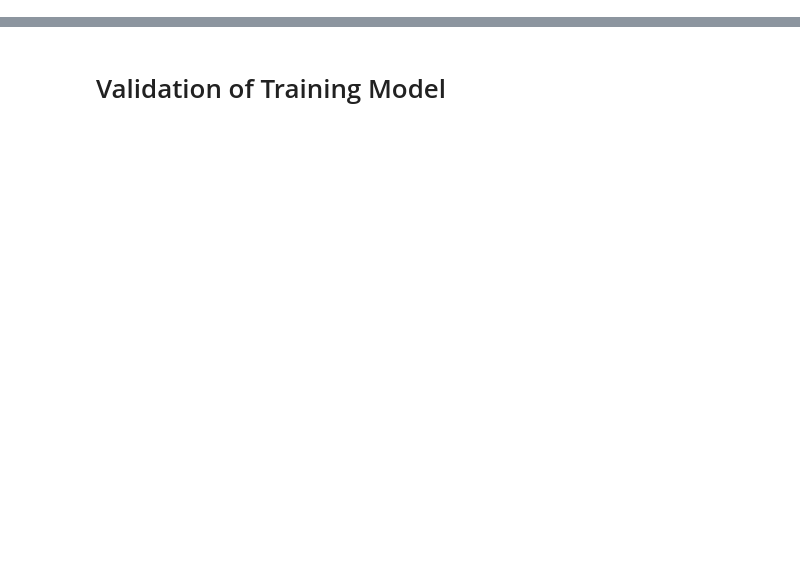
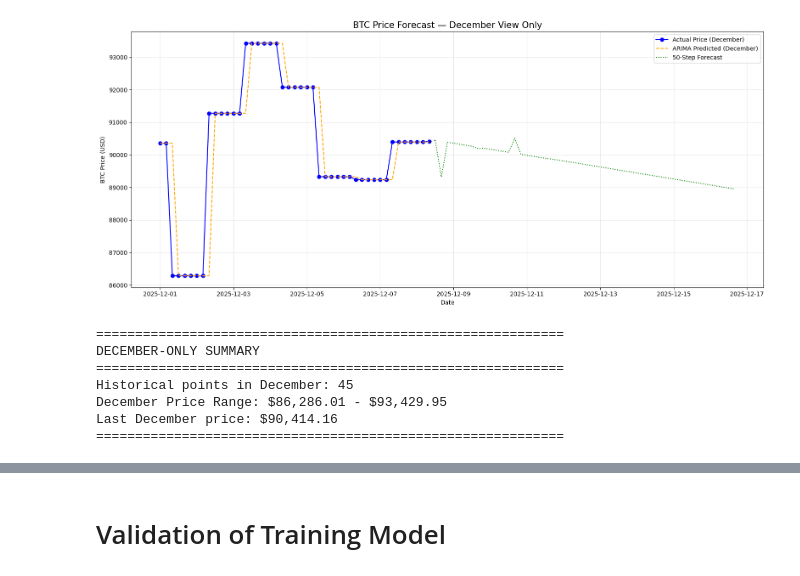
Before and after one commit to akiesque/Cryptone-latest, a Jupyter notebook: Arima_Lstm_Bitcoin.ipynb, the cells around one changed output, grey strips where cells are left out. Drawn from its saved outputs; the diff is of its cells as text; code cells hidden in the pictures; blank space fills up the shorter version.

```diff
--- a/Arima_Lstm_Bitcoin.ipynb
+++ b/Arima_Lstm_Bitcoin.ipynb
@@ -1 +208,73 @@
+# %%
+# ===============================
+# 10. December-Only Plot
+# ===============================
+
+# Adjust month/year based on your dataset
+dec_start = pd.Timestamp('2025-12-01')
+
+# Filter December historical data
+dec_hist = price_series[price_series.index >= dec_start]
+# ARIMA historical predictions aligned with historic_dates (computed above)
+arima_hist_series = pd.Series(arima_pred_hist, index=historic_dates)
+dec_arima = arima_hist_series[arima_hist_series.index >= dec_start]
+
+plt.figure(figsize=(16, 7))
+
+# Plot December actual prices
+if len(dec_hist) > 0:
+    plt.plot(dec_hist.index, dec_hist.values,
+             label='Actual Price (December)',
+             color='blue', marker='o')
+
+# Plot December ARIMA predictions
+if len(dec_arima) > 0:
+    plt.plot(dec_arima.index, dec_arima.values,
+             label='ARIMA Predicted (December)',
+             color='orange', linestyle='--')
+
+# Plot forecast (already computed above)
+plt.plot(future_dates, future_price_pred,
+         label=f"{future_days}-Step Forecast",
+         color='green', linestyle='--')
+
+# Transition line from last available historical/arima point to first forecast point
+if len(dec_arima) > 0:
+    last_x, last_y = dec_arima.index[-1], dec_arima.values[-1]
+elif len(dec_hist) > 0:
+    last_x, last_y = dec_hist.index[-1], dec_hist.values[-1]
+else:
+    last_x = last_y = None
+
+if last_x is not None:
+    plt.plot([last_x, future_dates[0]],
+             [last_y, future_price_pred[0]],
+             'k--', alpha=0.4)
+
+plt.title("BTC Price Forecast — December View Only", fontsize=15)
+plt.xlabel("Date")
+plt.ylabel("BTC Price (USD)")
+plt.grid(alpha=0.3)
+plt.legend()
+plt.tight_layout()
+plt.show()
+
+# Summary for December
+print("\n" + "="*60)
+print("DECEMBER-ONLY SUMMARY")
+print("="*60)
+print(f"Historical points in December: {len(dec_hist)}")
+if len(dec_hist) > 0:
+    print(f"December Price Range: ${dec_hist.min():,.2f} - ${dec_hist.max():,.2f}")
+    print(f"Last December price: ${dec_hist.values[-1]:,.2f}")
+print("="*60)
+# %% [output]
+[figure, added]
+============================================================
+DECEMBER-ONLY SUMMARY
+============================================================
+Historical points in December: 45
+December Price Range: $86,286.01 - $93,429.95
+Last December price: $90,414.16
+============================================================
 # %%
```
Also changed, not shown: parts of 4 cells of this notebook, 36 other files.
